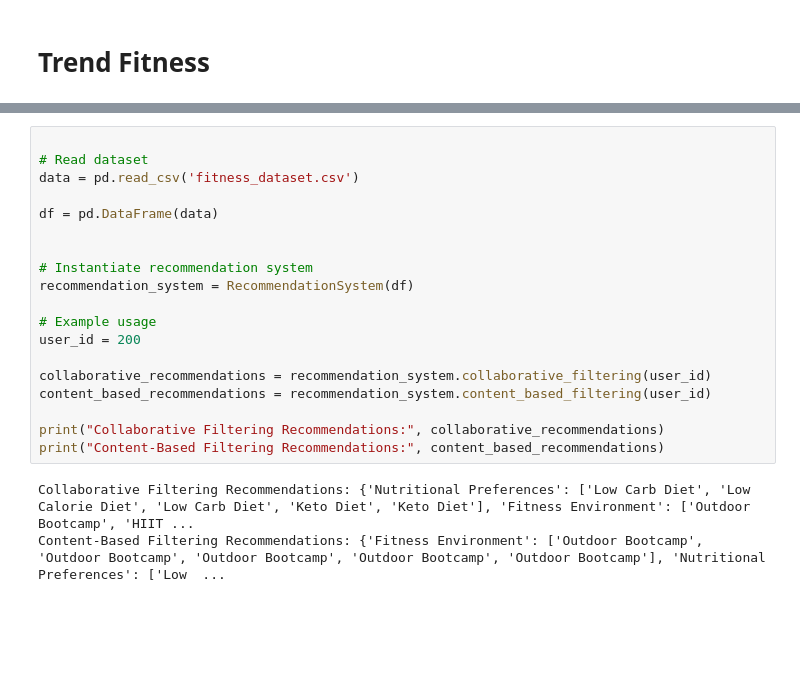
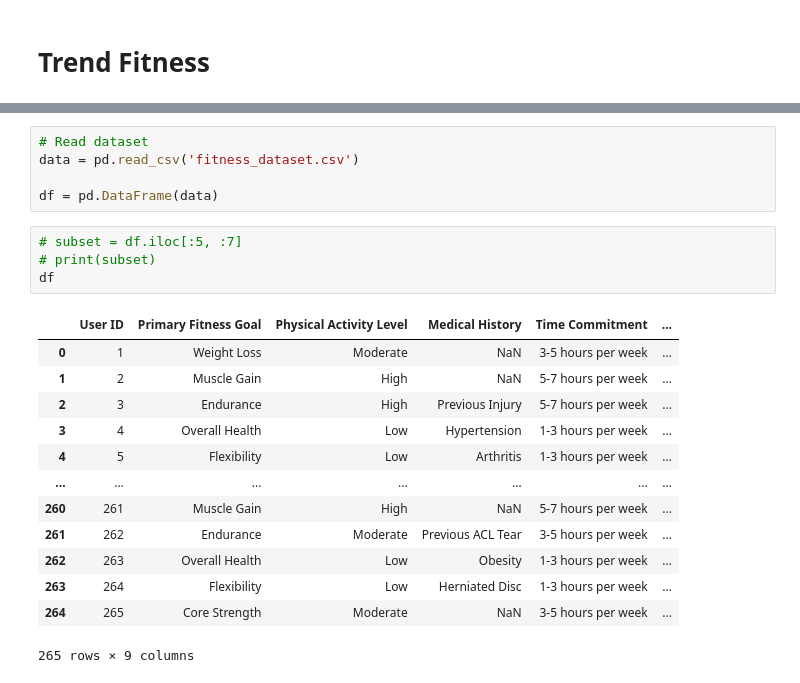
Before and after one commit to HystonKayange/trend-fitness-recommendation-technique, a Jupyter notebook: fitness_trend.ipynb, the cells around one changed output, grey strips where cells are left out. Saved outputs shown, nothing was run; the diff lists cells and outputs as text; blank space fills up the shorter version.

```diff
--- a/fitness_trend.ipynb
+++ b/fitness_trend.ipynb
@@ -88,22 +117,23 @@ class RecommendationSystem:
 # %%
-
 # Read dataset
 data = pd.read_csv('fitness_dataset.csv')
 
 df = pd.DataFrame(data)
-
-
-# Instantiate recommendation system
-recommendation_system = RecommendationSystem(df)
-
-# Example usage
-user_id = 200
-
-collaborative_recommendations = recommendation_system.collaborative_filtering(user_id)
-content_based_recommendations = recommendation_system.content_based_filtering(user_id)
-
-print("Collaborative Filtering Recommendations:", collaborative_recommendations)
-print("Content-Based Filtering Recommendations:", content_based_recommendations)
-# %% [output]
-Collaborative Filtering Recommendations: {'Nutritional Preferences': ['Low Carb Diet', 'Low Calorie Diet', 'Low Carb Diet', 'Keto Diet', 'Keto Diet'], 'Fitness Environment': ['Outdoor Bootcamp', 'HIIT ...
-Content-Based Filtering Recommendations: {'Fitness Environment': ['Outdoor Bootcamp', 'Outdoor Bootcamp', 'Outdoor Bootcamp', 'Outdoor Bootcamp', 'Outdoor Bootcamp'], 'Nutritional Preferences': ['Low  ...
+# %%
+# subset = df.iloc[:5, :7]
+# print(subset)
+df
+# %% [output]
+|  | User ID | Primary Fitness Goal | Physical Activity Level | Medical History | Time Commitment | ... |
+| 0 | 1 | Weight Loss | Moderate | NaN | 3-5 hours per week | ... |
+| 1 | 2 | Muscle Gain | High | NaN | 5-7 hours per week | ... |
+| 2 | 3 | Endurance | High | Previous Injury | 5-7 hours per week | ... |
+| 3 | 4 | Overall Health | Low | Hypertension | 1-3 hours per week | ... |
+| 4 | 5 | Flexibility | Low | Arthritis | 1-3 hours per week | ... |
+| ... | ... | ... | ... | ... | ... | ... |
+| 260 | 261 | Muscle Gain | High | NaN | 5-7 hours per week | ... |
+| 261 | 262 | Endurance | Moderate | Previous ACL Tear | 3-5 hours per week | ... |
+| 262 | 263 | Overall Health | Low | Obesity | 1-3 hours per week | ... |
+| 263 | 264 | Flexibility | Low | Herniated Disc | 1-3 hours per week | ... |
+| 264 | 265 | Core Strength | Moderate | NaN | 3-5 hours per week | ... |
+265 rows × 9 columns
```
Also changed, not shown: parts of 10 cells of this notebook, 1 other file.
